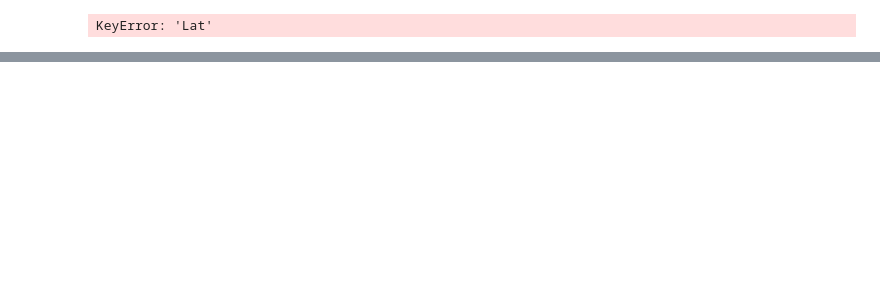
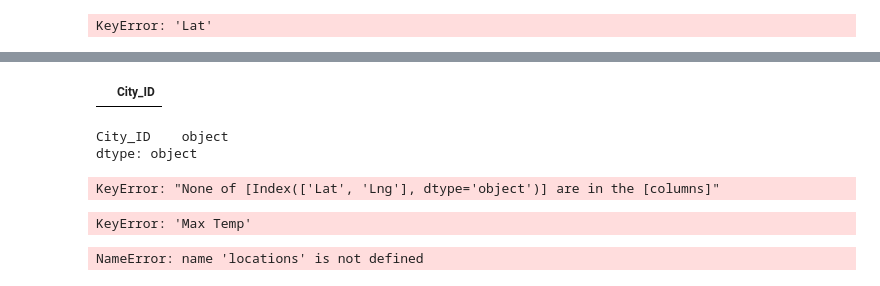
Before and after one commit to Connor-Theo/World_Weather_Analysis, a Jupyter notebook: WeatherPy.ipynb, the cells around one changed output, grey strips where cells are left out. Saved outputs shown, nothing was run; the diff lists cells and outputs as text; code cells hidden in the pictures; blank space fills up the shorter version.

```diff
--- a/WeatherPy.ipynb
+++ b/WeatherPy.ipynb
@@ -346,0 +376,11 @@ SyntaxError: EOL while scanning string literal (Temp/ipykernel_6632/1225207314.p
+# %%
+# Store the CSV you saved created in part one into a DataFrame.
+city_data_df = pd.read_csv("weather_data/cities.csv")
+city_data_df.head()
+# %% [output]
+|  | City_ID |
+# %%
+city_data_df.dtypes
+# %% [output]
+City_ID    object
+dtype: object
@@ -346,0 +390,26 @@ SyntaxError: EOL while scanning string literal (Temp/ipykernel_6632/1225207314.p
+# %%
+# Heatmap of temperature
+# Get the latitude and longitude.
+locations = city_data_df[["Lat", "Lng"]]
+# Get the maximum temperature.
+max_temp = city_data_df["Max Temp"]
+# Assign the figure variable.
+fig = gmaps.figure()
+# Assign the heatmap variable.
+heat_layer = gmaps.heatmap_layer(locations, weights=max_temp)
+# Add the heatmap layer.
+fig.add_layer(heat_layer)
+# Call the figure to plot the data.
+fig
+# %% [output]
+KeyError: "None of [Index(['Lat', 'Lng'], dtype='object')] are in the [columns]"
+# %%
+# Get the maximum temperature.
+max_temp = city_data_df["Max Temp"]
+heat_layer = gmaps.heatmap_layer(locations, weights=[max(temp, 0) for temp in max_temp])
+# %% [output]
+KeyError: 'Max Temp'
+# %%
+heat_layer = gmaps.heatmap_layer(locations, weights=max_temp)
+# %% [output]
+NameError: name 'locations' is not defined
```
Also changed, not shown: parts of 23 cells of this notebook, 13 other files.
